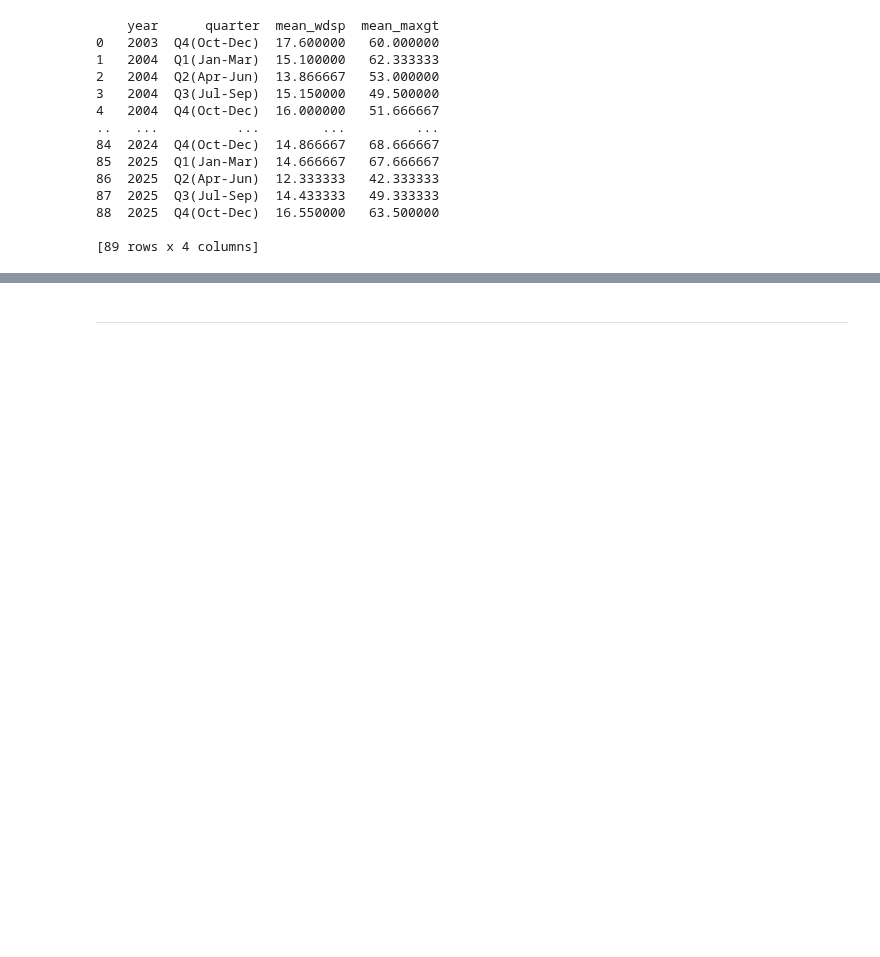
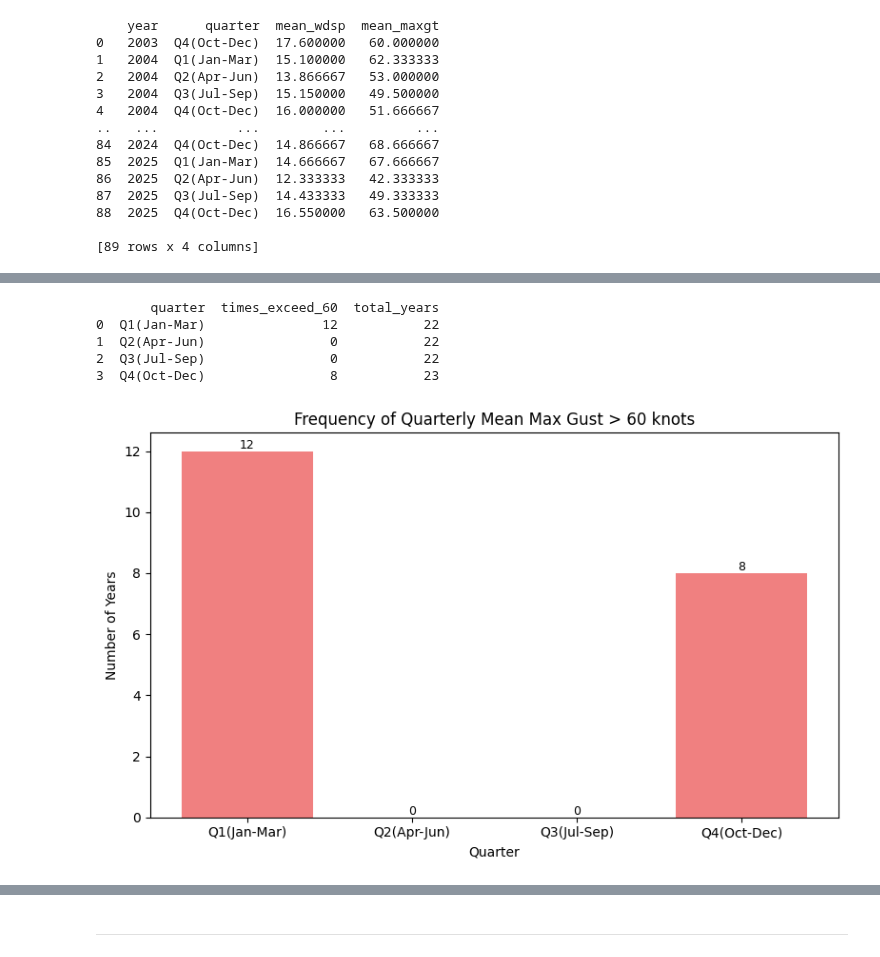
Before and after one commit to PectenMaximus/PFDA_2025_Project-, a Jupyter notebook: Project.ipynb, the cells around one changed output, grey strips where cells are left out. Drawn from its saved outputs; the diff is of its cells as text; code cells hidden in the pictures; blank space fills up the shorter version.

```diff
--- a/Project.ipynb
+++ b/Project.ipynb
@@ -520,0 +608,46 @@ print(quarter_performance)
+# %%
+# Calculate quarterly maximum gusts exceeding 60 kn
+quarterly_means["mean_maxgt_exceed_60"] = (
+    quarterly_means["mean_maxgt"] > 60
+)
+
+# Summarize the number of times each quarter exceeded 60 kn
+quarter_exceed_summary = (
+    quarterly_means
+    .groupby("quarter")
+    .agg(
+        times_exceed_60=("mean_maxgt_exceed_60", "sum"),
+        total_years=("year", "nunique")
+    )
+    .reset_index()
+)
+
+# Show the summary of quarters exceeding 60 kn
+print(quarter_exceed_summary)
+# %% [output]
+       quarter  times_exceed_60  total_years
+0  Q1(Jan-Mar)               12           22
+1  Q2(Apr-Jun)                0           22
+2  Q3(Jul-Sep)                0           22
+3  Q4(Oct-Dec)                8           23
+# %%
+# Plot the frequency of quarters exceeding 60 kn
+plt.figure(figsize=(8, 5))
+bars = plt.bar(
+    quarter_exceed_summary["quarter"],
+    quarter_exceed_summary["times_exceed_60"],color='lightcoral'
+)
+
+# Add labels
+for bar in bars:
+    height = bar.get_height()
+    plt.text(bar.get_x() + bar.get_width() / 2,height,f"{int(height)}",ha="center",va="bottom",fontsize=9)
+
+# Plot details
+plt.xlabel("Quarter")
+plt.ylabel("Number of Years")
+plt.title("Frequency of Quarterly Mean Max Gust > 60 knots")
+plt.tight_layout()
+plt.show()
+# %% [output]
+[figure, added]
```
Also changed, not shown: parts of 23 cells of this notebook.
